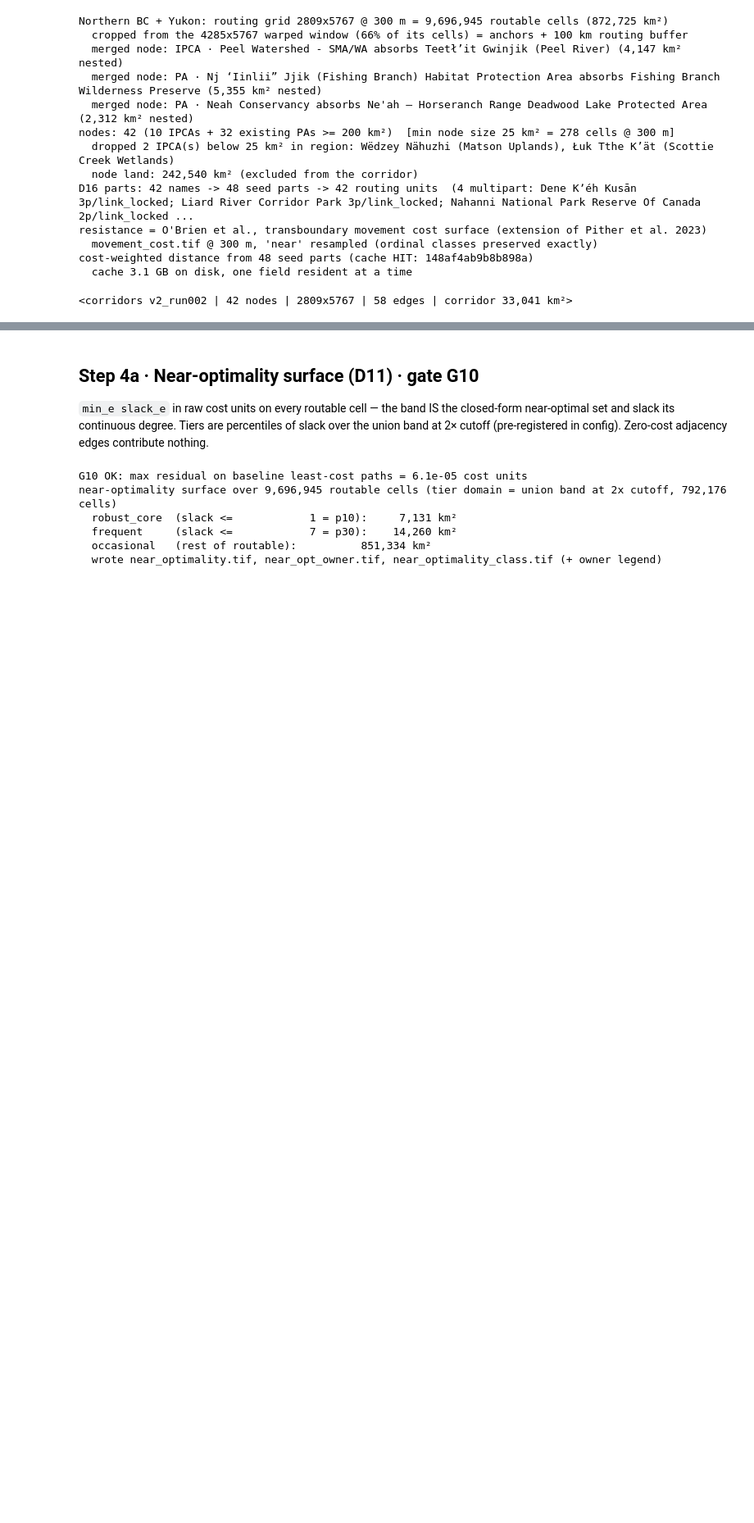
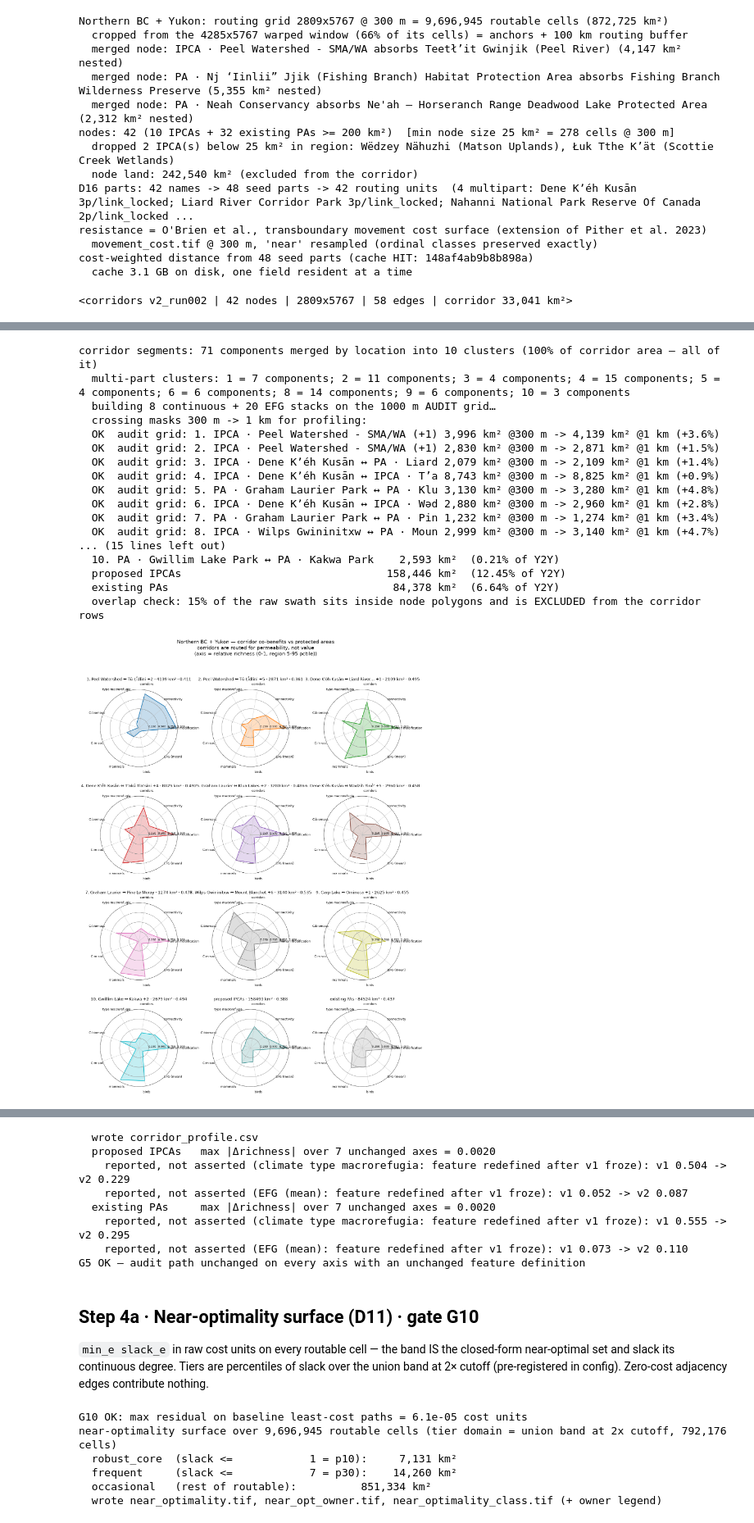
Before and after one commit to bermane/y2y-spatial-optimization, a Jupyter notebook: analyses/northern_connectivity/04_alternatives.ipynb, the cells around one changed output, grey strips where cells are left out. Shown at 82% size. Drawn from its saved outputs; the diff is of its cells as text; code cells hidden in the pictures; blank space fills up the shorter version.

```diff
--- a/analyses/northern_connectivity/04_alternatives.ipynb
+++ b/analyses/northern_connectivity/04_alternatives.ipynb
@@ -58,0 +63,23 @@ cost-weighted distance from 48 seed parts (cache HIT: 148af4ab9b8b898a)
+# %%
+cc.corridor_profile(A, n_groups=10)      # regenerates corridor_profile.csv + audit figures
+cc.gate_g15(A)                           # D19 (2026-09-11): centrality_compare.csv on the loaded run
+cc.gate_g5(A)
+# %% [output]
+corridor segments: 71 components merged by location into 10 clusters (100% of corridor area — all of it)
+  multi-part clusters: 1 = 7 components; 2 = 11 components; 3 = 4 components; 4 = 15 components; 5 = 4 components; 6 = 6 components; 8 = 14 components; 9 = 6 components; 10 = 3 components
+  building 8 continuous + 20 EFG stacks on the 1000 m AUDIT grid…
+  crossing masks 300 m -> 1 km for profiling:
+  OK  audit grid: 1. IPCA · Peel Watershed - SMA/WA (+1) 3,996 km² @300 m -> 4,139 km² @1 km (+3.6%)
+  OK  audit grid: 2. IPCA · Peel Watershed - SMA/WA (+1) 2,830 km² @300 m -> 2,871 km² @1 km (+1.5%)
+  OK  audit grid: 3. IPCA · Dene Kʼéh Kusān ↔ PA · Liard 2,079 km² @300 m -> 2,109 km² @1 km (+1.4%)
+  OK  audit grid: 4. IPCA · Dene Kʼéh Kusān ↔ IPCA · T’a 8,743 km² @300 m -> 8,825 km² @1 km (+0.9%)
+  OK  audit grid: 5. PA · Graham Laurier Park ↔ PA · Klu 3,130 km² @300 m -> 3,280 km² @1 km (+4.8%)
+  OK  audit grid: 6. IPCA · Dene Kʼéh Kusān ↔ IPCA · Wəd 2,880 km² @300 m -> 2,960 km² @1 km (+2.8%)
+  OK  audit grid: 7. PA · Graham Laurier Park ↔ PA · Pin 1,232 km² @300 m -> 1,274 km² @1 km (+3.4%)
+  OK  audit grid: 8. IPCA · Wilps Gwininitxw ↔ PA · Moun 2,999 km² @300 m -> 3,140 km² @1 km (+4.7%)
+... (15 lines left out)
+  10. PA · Gwillim Lake Park ↔ PA · Kakwa Park    2,593 km²  (0.21% of Y2Y)
+  proposed IPCAs                                158,446 km²  (12.45% of Y2Y)
+  existing PAs                                   84,378 km²  (6.64% of Y2Y)
+  overlap check: 15% of the raw swath sits inside node polygons and is EXCLUDED from the corridor rows
+[figure, added]
@@ -59,3 +88,11 @@ cost-weighted distance from 48 seed parts (cache HIT: 148af4ab9b8b898a)
+  wrote corridor_profile.csv
+  proposed IPCAs   max |Δrichness| over 7 unchanged axes = 0.0020
+    reported, not asserted (climate type macrorefugia: feature redefined after v1 froze): v1 0.504 -> v2 0.229
+    reported, not asserted (EFG (mean): feature redefined after v1 froze): v1 0.052 -> v2 0.087
+  existing PAs     max |Δrichness| over 7 unchanged axes = 0.0020
+    reported, not asserted (climate type macrorefugia: feature redefined after v1 froze): v1 0.555 -> v2 0.295
+    reported, not asserted (EFG (mean): feature redefined after v1 froze): v1 0.073 -> v2 0.110
+G5 OK — audit path unchanged on every axis with an unchanged feature definition
 # %% [markdown]
 ## Step 4a · Near-optimality surface (**D11**) · **gate G10**
 
```
Also changed, not shown: parts of 7 cells of this notebook, 29 other files.
